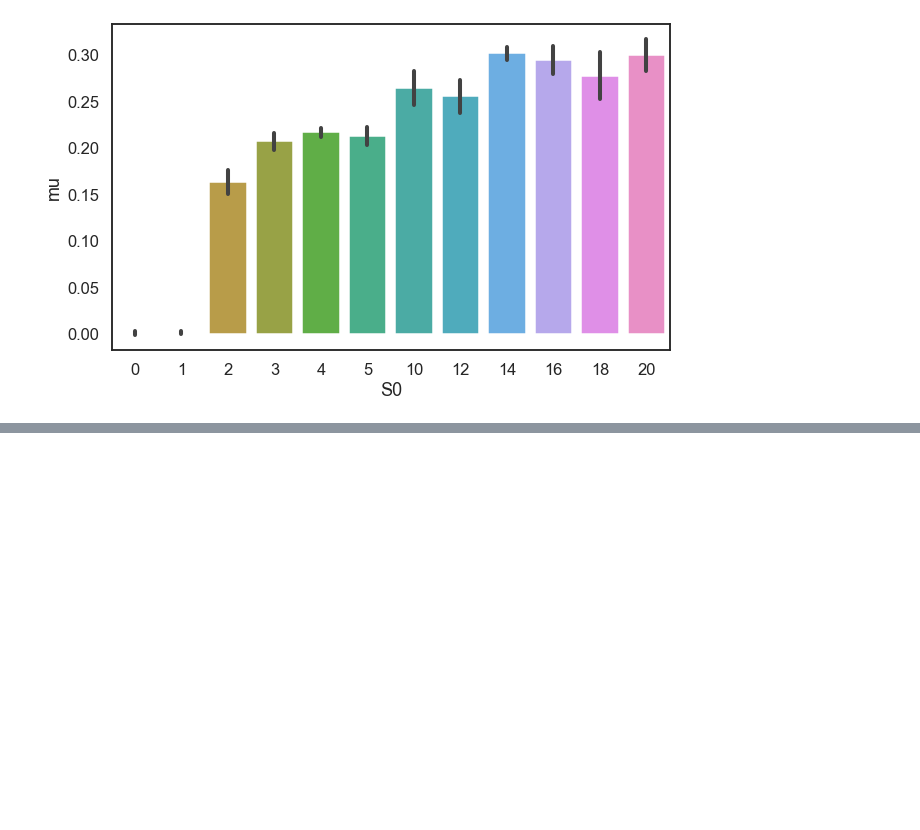
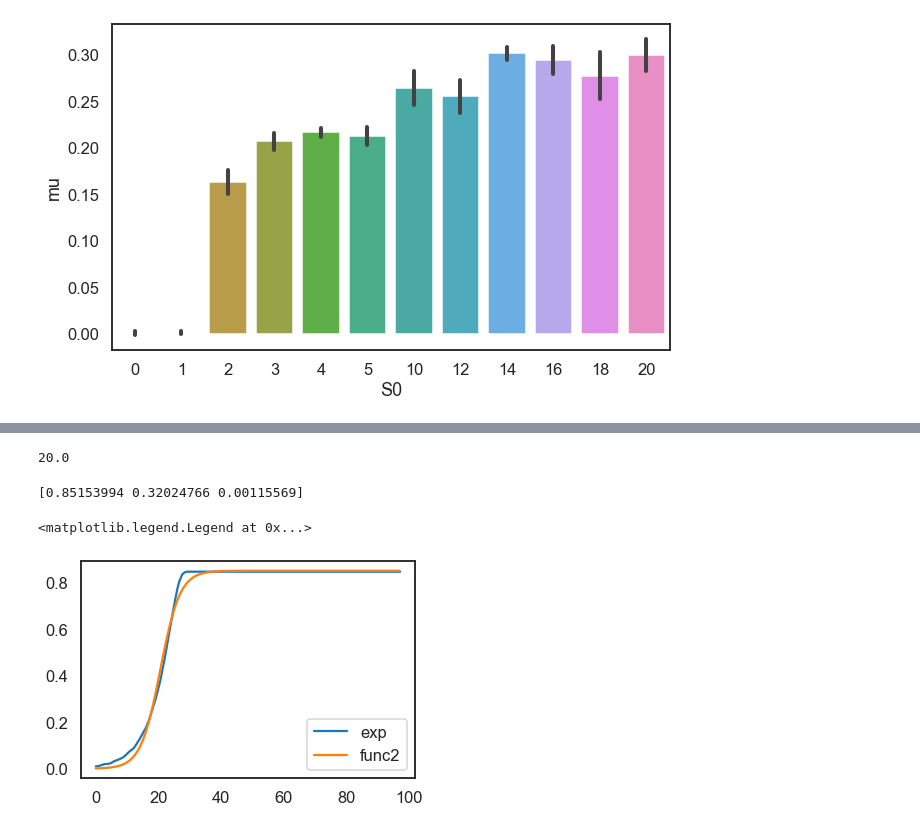
Before and after one commit to Jsakkos/nufeb-cyano-e-coli, a Jupyter notebook: notebooks/Model validation ec.ipynb, the cells around one changed output, grey strips where cells are left out. Saved outputs shown, nothing was run; the diff lists cells and outputs as text; code cells hidden in the pictures; blank space fills up the shorter version.

```diff
--- a/notebooks/Model validation ec.ipynb
+++ b/notebooks/Model validation ec.ipynb
@@ -318,0 +309,2 @@ grid.map(plt.plot, "Hours", "OD600", marker="o").set(yscale = 'log')
+# %%
+data = utils.get_data(r'D:\runs\Run_0_100_12_1_2021-07-16')
@@ -318,0 +328,6 @@ grid.map(plt.plot, "Hours", "OD600", marker="o").set(yscale = 'log')
+# %%
+Volume = 1e-4*1e-4*1e-5 #m^3
+CellNum2OD = Volume/1e-9
+df2 = pd.concat([data.ntypes.ecw*CellNum2OD,data.ntypes.step/60/60*data.timestep],axis=1)
+df2.columns=['OD600','Hours']
+SucroseMW = 342.3
@@ -318,0 +353,19 @@ grid.map(plt.plot, "Hours", "OD600", marker="o").set(yscale = 'log')
+# %%
+data.avg_con.Sucrose[0]*SucroseMW/1e3
+# %% [output]
+20.0
+# %%
+def grow(x,a,k,b):
+    return a/(1+b*np.exp(x*k))
+
+popt2, pcov2 = curve_fit(func,df2.Hours, df2.OD600)
+print(popt2)
+xrange= np.arange(0,df2.Hours.max(),1)
+
+plt.plot(df2.Hours,df2.OD600,label='exp')
+plt.plot(xrange,func(xrange,*popt2),label='func2')
+plt.legend()
+# %% [output]
+[0.85153994 0.32024766 0.00115569]
+<matplotlib.legend.Legend at 0x...>
+[figure, added]
```
Also changed, not shown: parts of 12 cells of this notebook, 3 other files.
